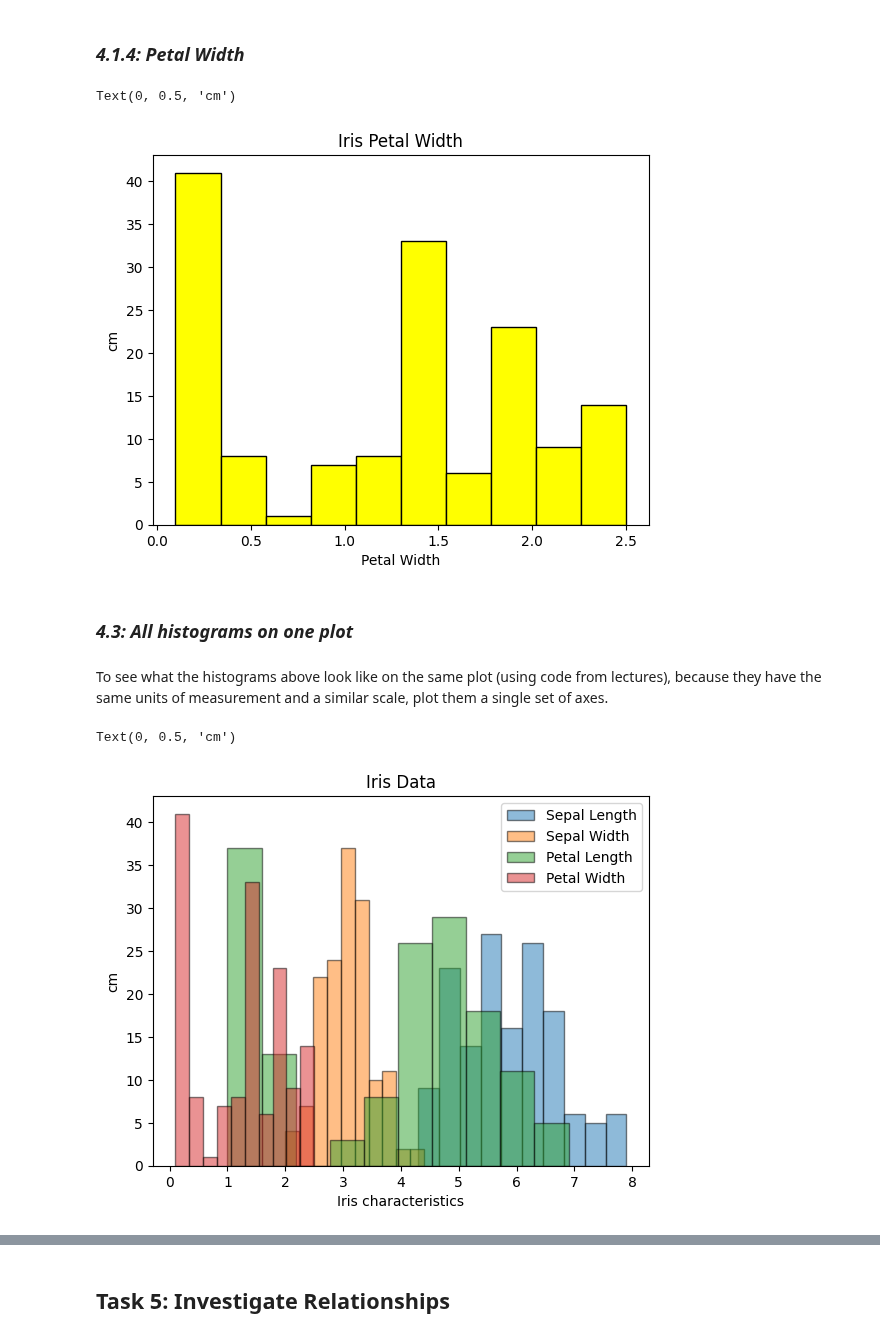
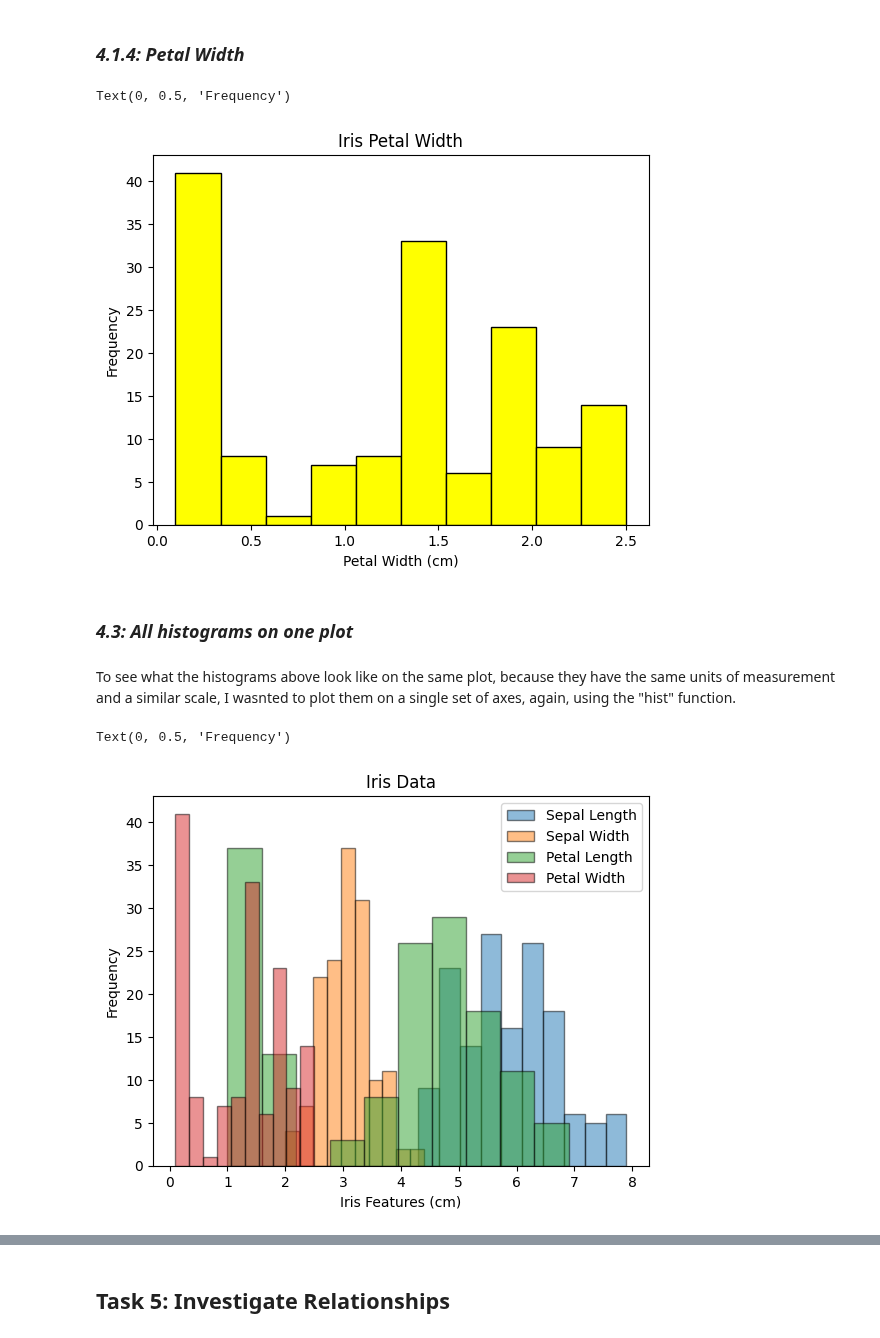
Before and after one commit to seasid3/seasid3-prin_data_analy, a Jupyter notebook: tasks.ipynb, the cells around one changed output, grey strips where cells are left out. Cells and saved outputs as stored; diff of their text form; code cells hidden in the pictures.

```diff
--- a/tasks.ipynb
+++ b/tasks.ipynb
@@ -394,16 +402,16 @@ Text(0, 0.5, 'cm')
 # %%
 # Plot histogram for petal width
 plt.hist(petal_width, edgecolor="black", color="yellow", label="Petal Width")
 plt.title("Iris Petal Width")
-plt.xlabel("Petal Width")
-plt.ylabel("cm")
+plt.xlabel("Petal Width (cm)")
+plt.ylabel("Frequency")
 # %% [output]
-Text(0, 0.5, 'cm')
+Text(0, 0.5, 'Frequency')
-[figure, old version]
+[figure, new version]
 # %% [markdown]
 ### *4.3: All histograms on one plot*
 # %% [markdown]
-To see what the histograms above look like on the same plot (using code from lectures), because they have the same units of measurement and a similar scale, plot them a single set of axes.
+To see what the histograms above look like on the same plot, because they have the same units of measurement and a similar scale, I wasnted to plot them on a single set of axes, again, using the "hist" function.
 # %%
 # Plot a histogram containing all 4 features
 plt.hist(sepal_length, edgecolor="black", label="Sepal Length", alpha = 0.5)
@@ -412,8 +420,8 @@ plt.hist(petal_length, edgecolor="black", label="Petal Length", alpha = 0.5)
 plt.hist(petal_width, edgecolor="black", label="Petal Width", alpha = 0.5)
 plt.legend()
 plt.title("Iris Data")
-plt.xlabel("Iris characteristics")
-plt.ylabel("cm")
+plt.xlabel("Iris Features (cm)")
+plt.ylabel("Frequency")
 # %% [output]
-Text(0, 0.5, 'cm')
+Text(0, 0.5, 'Frequency')
-[figure, old version]
+[figure, new version]
```
Also changed, not shown: parts of 42 cells of this notebook.
